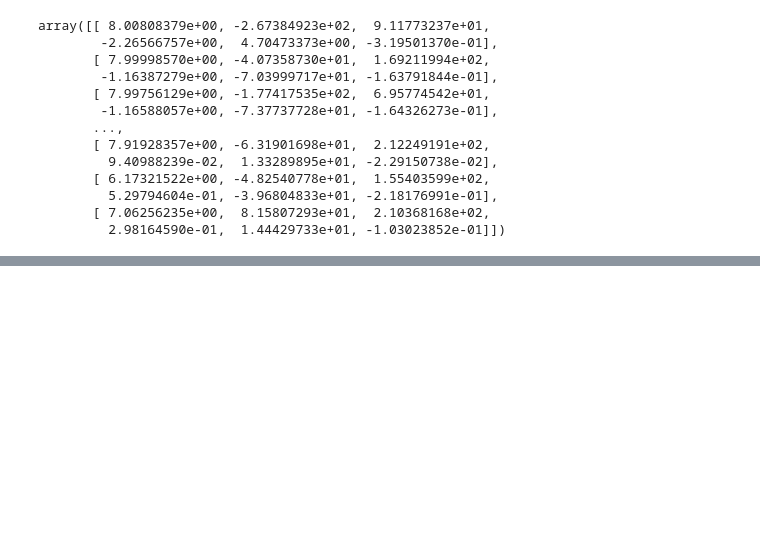
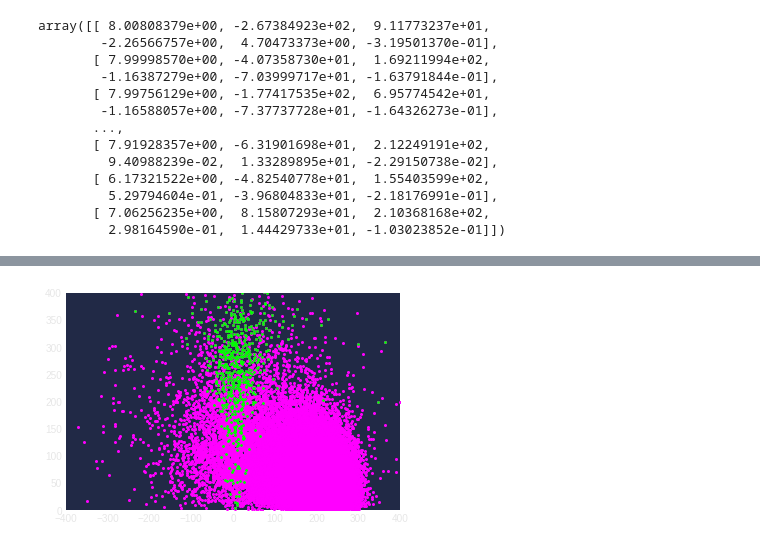
Before and after one commit to rodrigo1889/Gaia-Enceladus-Sausage, a Jupyter notebook: Galpy.ipynb, the cells around one changed output, grey strips where cells are left out. Saved outputs shown, nothing was run; the diff lists cells and outputs as text; code cells hidden in the pictures; blank space fills up the shorter version.

```diff
--- a/Galpy.ipynb
+++ b/Galpy.ipynb
@@ -151,0 +175,11 @@ AssertionError: Physical conversion for the Orbit object is not consistent with
+# %%
+h = plt.hist2d(giants["vT_Rzphi"],np.sqrt(giants["vR_Rzphi"]**2+giants["vz_Rzphi"]**2), bins=500, cmin=150,
+               norm=mplt.colors.PowerNorm(0.5), zorder=4,cmap=plt.cm.spring)
+plt.scatter(giants["vT_Rzphi"],np.sqrt(giants["vR_Rzphi"]**2+giants["vz_Rzphi"]**2),
+            s=4,color=mplt.cm.get_cmap("spring")(0),)
+plt.scatter(maquinitas["vT_Rzphi"],np.sqrt(maquinitas["vR_Rzphi"]**2+maquinitas["vz_Rzphi"]**2),zorder=5,color="lime",s=3)
+plt.xlim(-400,400)
+plt.ylim(0,400)
+plt.show()
+# %% [output]
+[figure, added]
```
Also changed, not shown: parts of 15 cells of this notebook, 4 other files.
